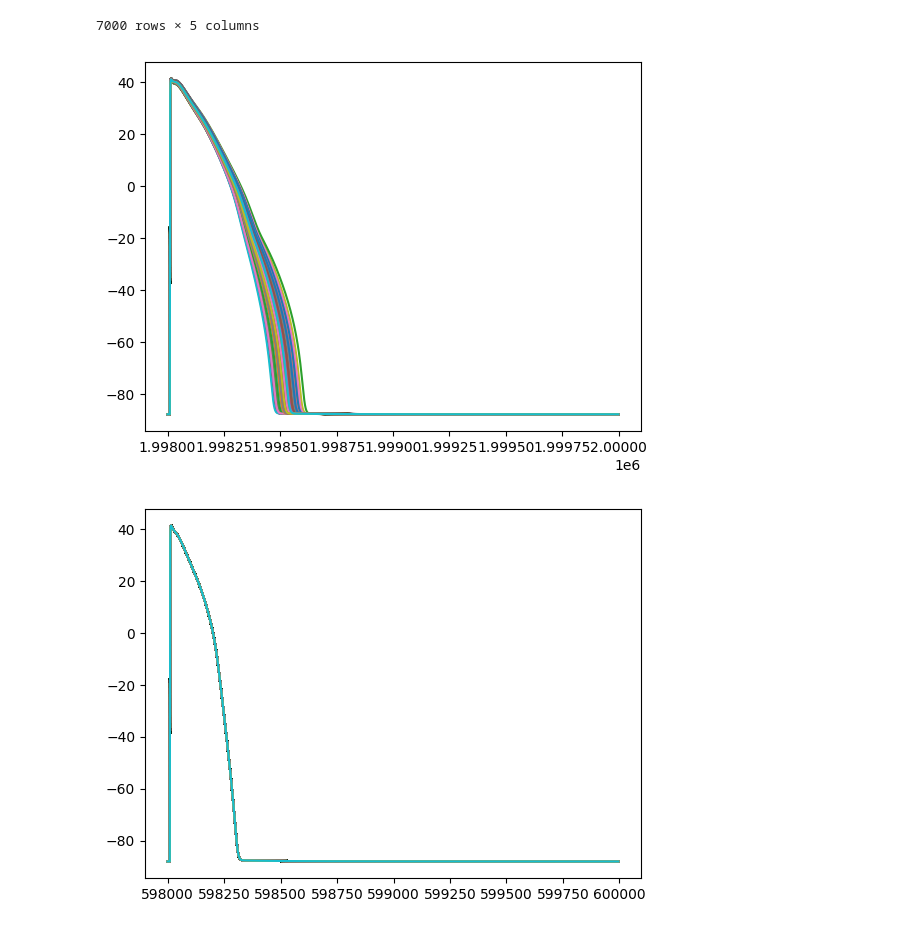
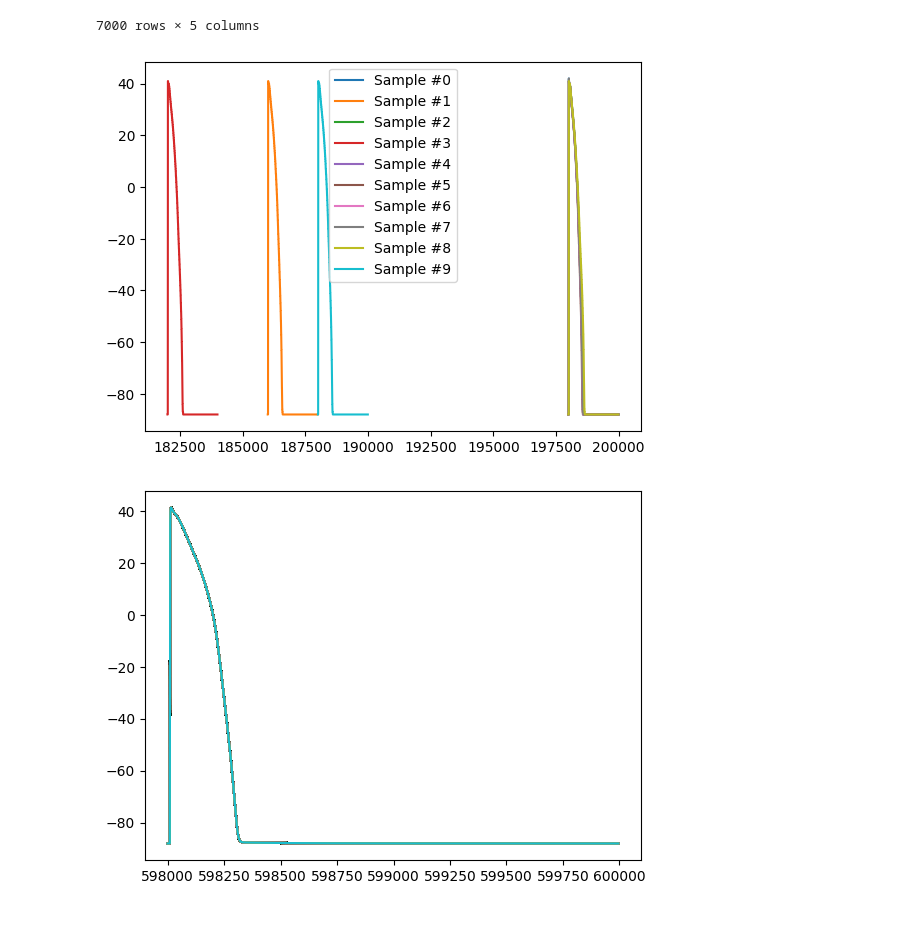
Before and after one commit to kit-cml/tomek_GPU, a Jupyter notebook: bin/result/parse.ipynb, the cells around one changed output. Cells and saved outputs as stored; diff of their text form; code cells hidden in the pictures.

```diff
--- a/bin/result/parse.ipynb
+++ b/bin/result/parse.ipynb
@@ -58,13 +58,18 @@ control
 # %%
 import matplotlib.pyplot as plt
 import pandas as pd
 
-for corenum in range(2000):
-    coredata = pd.read_csv('./'+str(corenum)+'.csv')
-    plt.plot(coredata['time'][:6977], coredata['state'][:6977], label = "Sample #"+str(corenum))
-    # plt.legend()
+for corenum in range(10):
+    coredata = pd.read_csv('./peak250/99.000000/'+str(corenum)+'.csv')
+    plt.plot(coredata['Time'][:6970], coredata['Vm'][:6970], label = "Sample #"+str(corenum))
+    plt.legend()
+
+# coredata = pd.read_csv('./peak250/99.000000/9.csv')
+# plt.plot(coredata['Time'][1:6977], coredata['Vm'][1:6977] )
+# coredata = pd.read_csv('./peak250/99.000000/982.csv')
+# plt.plot(coredata['Time'][1:6977], coredata['Vm'][1:6977] )
 # %% [output]
-[figure, old version]
+[figure, new version]
 # %%
 for corenum in range(2000):
     coredata = pd.read_csv('./sober/'+str(corenum)+'.csv')
```
Also changed, not shown: 5 other files.
